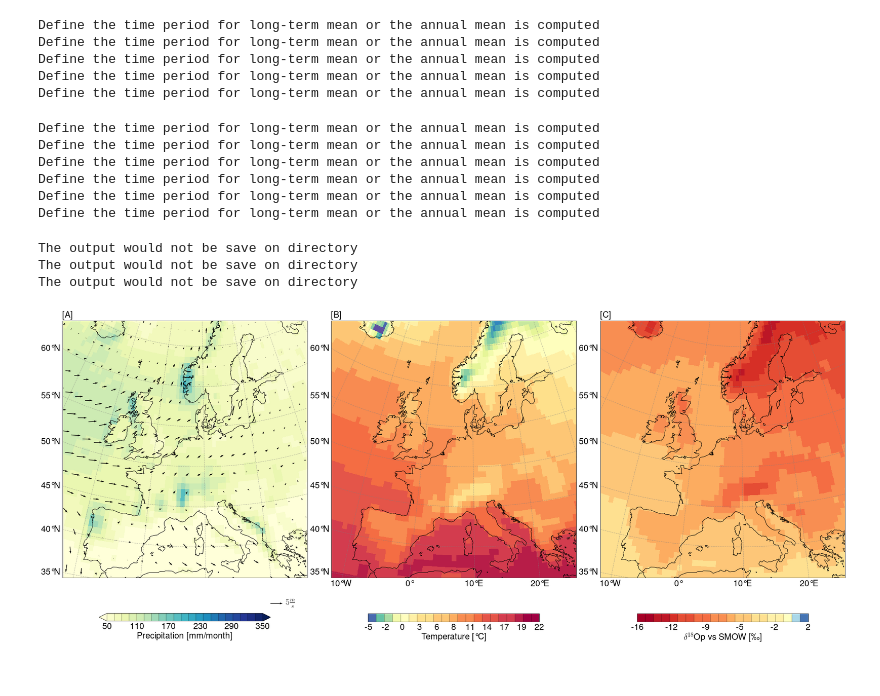
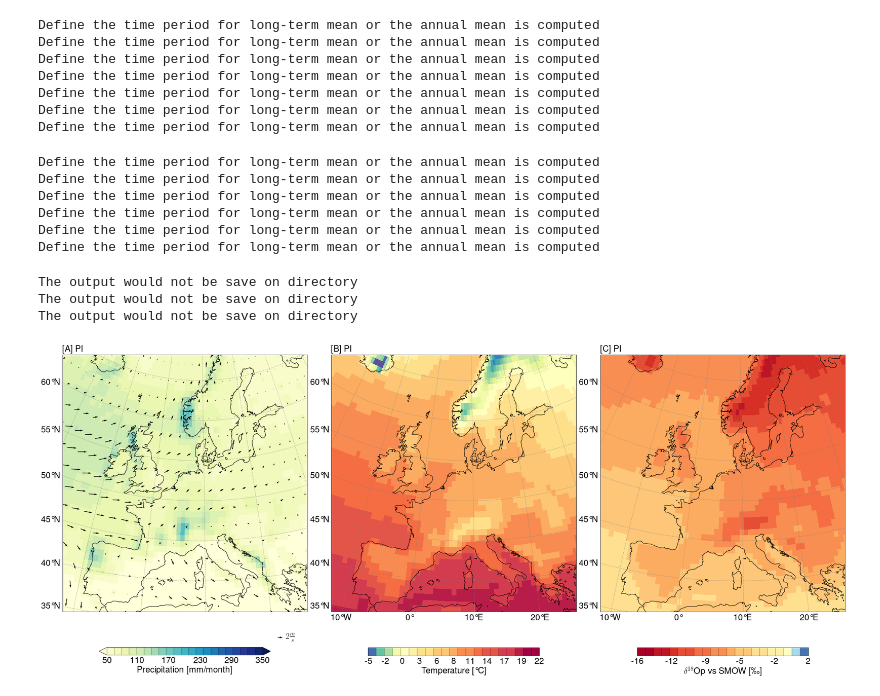
Before and after one commit to Dan-Boat/pyClimat, a Jupyter notebook: examples/Alps/Miocene/plot_anomaly.ipynb, the cells around one changed output. Drawn from its saved outputs; the diff is of its cells as text; code cells hidden in the pictures.

```diff
--- a/examples/Alps/Miocene/plot_anomaly.ipynb
+++ b/examples/Alps/Miocene/plot_anomaly.ipynb
@@ -52,14 +52,16 @@ v10_aw1e1_alt = compute_lterm_mean(data=v10_aw1e1, time="annual")
 
 #mio winds
 
-u10_miow1e1_alt = compute_lterm_mean(data=u10_mio1e1, time="annual")
-v10_miow1e1_alt = compute_lterm_mean(data=v10_mio1e1, time="annual")
+u10_miow1e1_alt = compute_lterm_mean(data=u10_miow1e1, time="annual")
+v10_miow1e1_alt = compute_lterm_mean(data=v10_miow1e1, time="annual")
 # %% [output]
 Define the time period for long-term mean or the annual mean is computed
 Define the time period for long-term mean or the annual mean is computed
 Define the time period for long-term mean or the annual mean is computed
 Define the time period for long-term mean or the annual mean is computed
 Define the time period for long-term mean or the annual mean is computed
+Define the time period for long-term mean or the annual mean is computed
+Define the time period for long-term mean or the annual mean is computed
 # %%
 # compute mean difference for Mio278 - PI
 temp2_alt = compute_lterm_diff(data_control= temp2_aw1e1, data_main=temp2_miow1e1, time="annual")
@@ -75,34 +77,34 @@ Define the time period for long-term mean or the annual mean is computed
 # %%
 import cartopy.crs as ccrs
 # plot PI
 projection = ccrs.EuroPP()
 apply_style(fontsize=22, style=None, linewidth=2)
 fig, (ax1,ax2, ax3) = plt.subplots(nrows = 1, ncols = 3, figsize=(28, 13), subplot_kw={"projection":  projection})
 
 
 plot_annual_mean(ax=ax1, variable="Precipitation", data_alt=prec_aw1e1_alt, cmap=YlGnBu, units="mm/month", vmax=350, vmin=50, domain="Europe",
-                  levels=22, level_ticks=6, title="[A] PI", left_labels=True, bottom_labels=False, use_colorbar_default=True,
+                  levels=22, level_ticks=6, title="[A] PI", left_labels=True, bottom_labels=True, use_colorbar_default=True,
                   plot_projection=projection, plot_winds=True, data_u=u10_aw1e1_alt, data_v=v10_aw1e1_alt,)
 
 
 plot_annual_mean(ax=ax2, variable="Temperature", data_alt=temp2_aw1e1_alt, cmap=Spectral_r, units="°C", vmax=22, vmin=-5, domain="Europe",
                   levels=22, level_ticks=11, title="[B] PI", left_labels=True, bottom_labels=True, use_colorbar_default=True,
                 plot_projection=projection)
 
 plot_annual_mean(ax=ax3, variable='$\delta^{18}$Op vs SMOW', data_alt=d18op_aw1e1_alt, cmap=RdYlBu, units="‰", vmax=2, vmin=-16, domain="Europe",
                   levels=22, level_ticks=6, title="[C] PI", left_labels=True, bottom_labels=True, use_colorbar_default=True,
                 plot_projection=projection)
 
 
 fig.canvas.draw()   # the only way to apply tight_layout to matplotlib and cartopy is to apply canvas first
 plt.tight_layout()
 plt.subplots_adjust(left=0.05, right=0.95, top=0.94, bottom=0.06)
 plt.show()
 # %% [output]
 The output would not be save on directory
 The output would not be save on directory
 The output would not be save on directory
-[figure, old version]
+[figure, new version]
 # %%
 # plot difference
 projection = ccrs.EuroPP()
```
Also changed, not shown: parts of 1 cell of this notebook.
